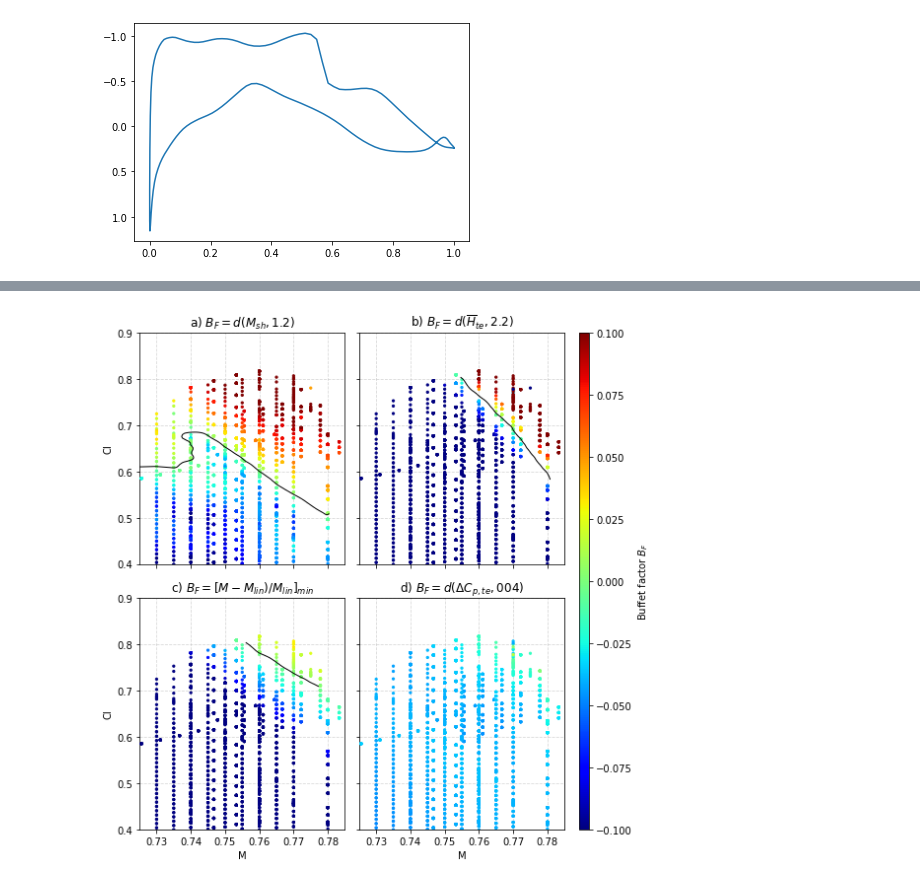
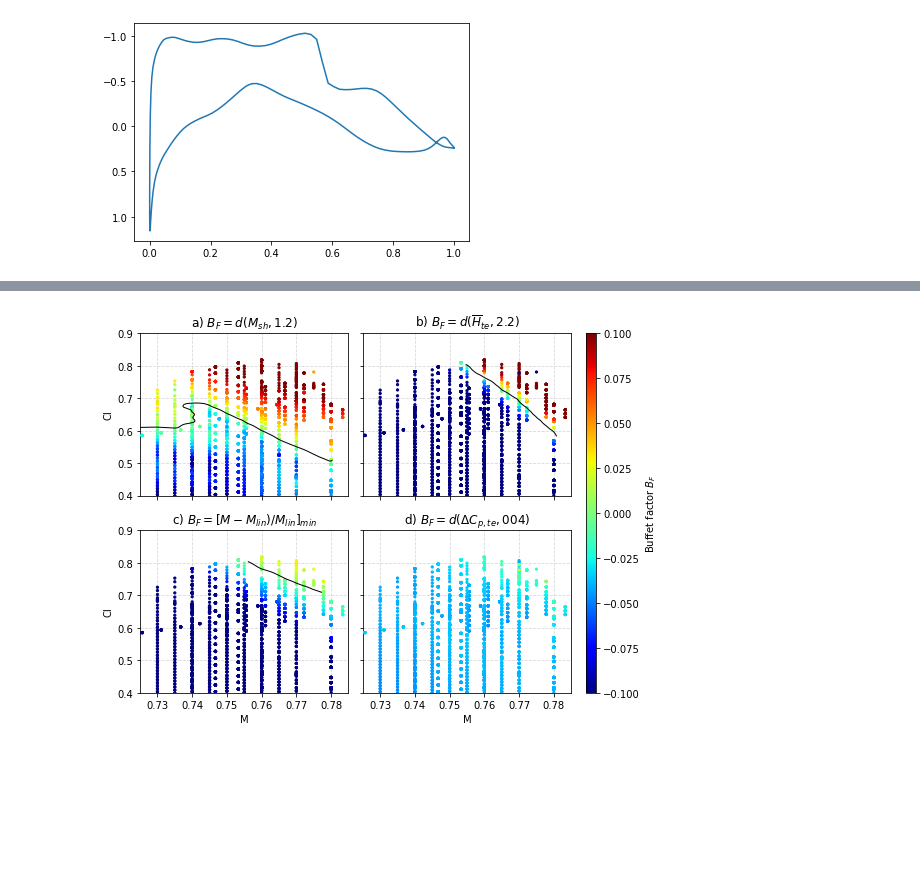
Before and after one commit to lpender3672/MEng-CW, a Jupyter notebook: IIB/4A7/transonic_wing/plot_buffet.ipynb, the cells around one changed output, grey strips where cells are left out. Saved outputs shown, nothing was run; the diff lists cells and outputs as text; code cells hidden in the pictures; blank space fills up the shorter version.

```diff
--- a/IIB/4A7/transonic_wing/plot_buffet.ipynb
+++ b/IIB/4A7/transonic_wing/plot_buffet.ipynb
@@ -125,7 +125,7 @@ buffet_types = [
     'd) $B_F = d(\Delta C_{p,te}, 004)$'
 ]
 
-fig = plt.figure(figsize=(8, 8))
+fig = plt.figure(figsize=(8, 6))
 gs = gridspec.GridSpec(2, 3, figure=fig, width_ratios=[1, 1, 0.05])
 # Create subplots with shared axes
 ax1 = fig.add_subplot(gs[0, 0])
@@ -166,31 +166,31 @@ for nt,type in enumerate(buffet_types):
 
     z_grid = griddata((M_list, Cl_list), buffeting_list, (x_grid, y_grid), method='linear')
     z_grid_smoothed = gaussian_filter(z_grid, sigma=1)
 
     scat = ax.scatter(M_list, Cl_list, c=buffeting_list, s = 5, cmap='jet', vmin=-0.1, vmax=0.1, zorder = 10)
     ax.contour(x_grid, y_grid, z_grid_smoothed, levels=[lvls[nt]], colors='black', linewidths=1, zorder = 20)
     ax.set_xlim(0.725, 0.785)
     ax.set_ylim(0.4, 0.9)
     # create colourbar
     ax.grid( linestyle='--', alpha=0.5, zorder=1)
     ax.set_title(f'{type}')
 
 for ax in [ax2, ax4]:  # Hide y-axis labels for the right column
     ax.tick_params(labelleft=False)
 for ax in [ax1, ax2]:  # Hide x-axis labels for the bottom row
     ax.tick_params(labelbottom=False)
 
 for ax in [ax1, ax3]:
     ax.set_ylabel("Cl")
 for ax in [ax3, ax4]:
     ax.set_xlabel("M")
     ax.set_xticks(np.arange(0.73, 0.78, 0.01))
 
 cbar = fig.colorbar(scat, cax=colax, orientation='vertical')
 cbar.set_label("Buffet factor $B_F$")
 
 plt.tight_layout()
 plt.savefig('figures/buffet_classification.png', dpi = 400)
 plt.show()
 # %% [output]
-[figure, old version]
+[figure, new version]
```
Also changed, not shown: parts of 1 cell of this notebook, 7 other files.
